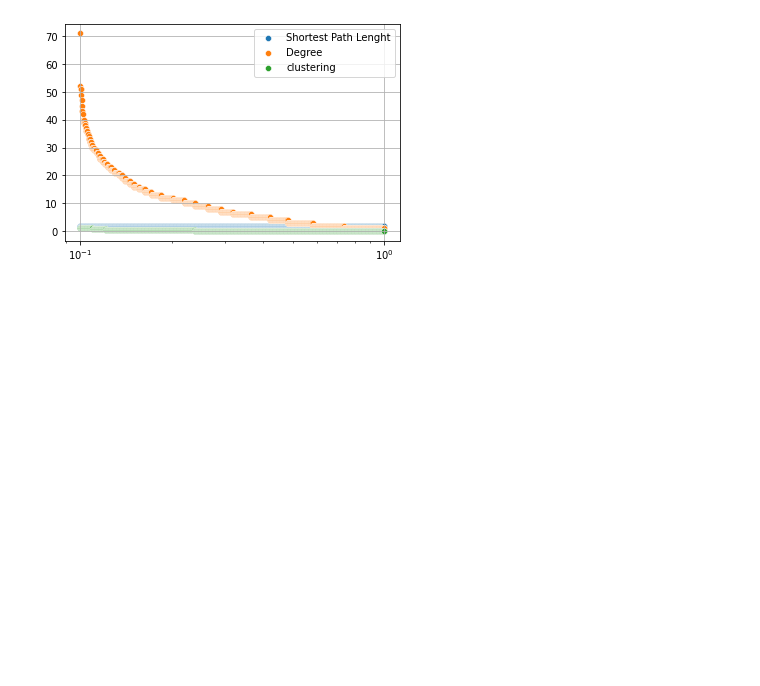
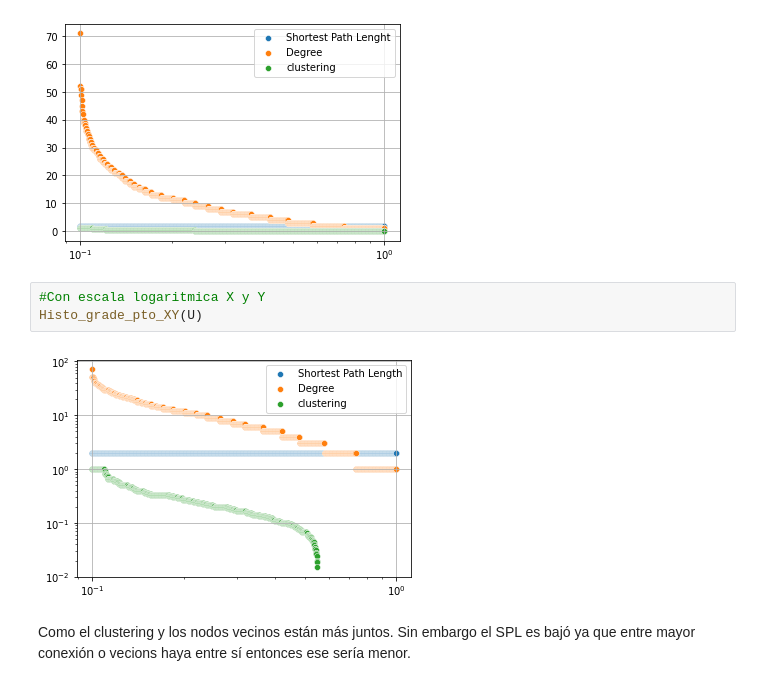
Before and after one commit to JohnKun136NVCP/Network-Science_TSFC_UNAM, a Jupyter notebook: Languages/Español/Códigos/Tarea4/Tarea 4. Métricas, centralidades y manejo computacional de redes..ipynb, the cells around one changed output. Saved outputs shown, nothing was run; the diff lists cells and outputs as text; blank space fills up the shorter version.

```diff
--- a/Languages/Español/Códigos/Tarea4/Tarea 4. Métricas, centralidades y manejo computacional de redes..ipynb
+++ b/Languages/Español/Códigos/Tarea4/Tarea 4. Métricas, centralidades y manejo computacional de redes..ipynb
@@ -830,3 +832,10 @@ Histogram_Page(U)
 Histo_grade_pto_X(U)
 # %% [output]
 [figure]
+# %%
+#Con escala logaritmica X y Y
+Histo_grade_pto_XY(U)
+# %% [output]
+[figure, added]
+# %% [markdown]
+Como el clustering y los nodos vecinos están más juntos. Sin embargo el SPL es bajó ya que entre mayor conexión o vecions haya entre sí entonces ese sería menor.
```
Also changed, not shown: parts of 10 cells of this notebook.
